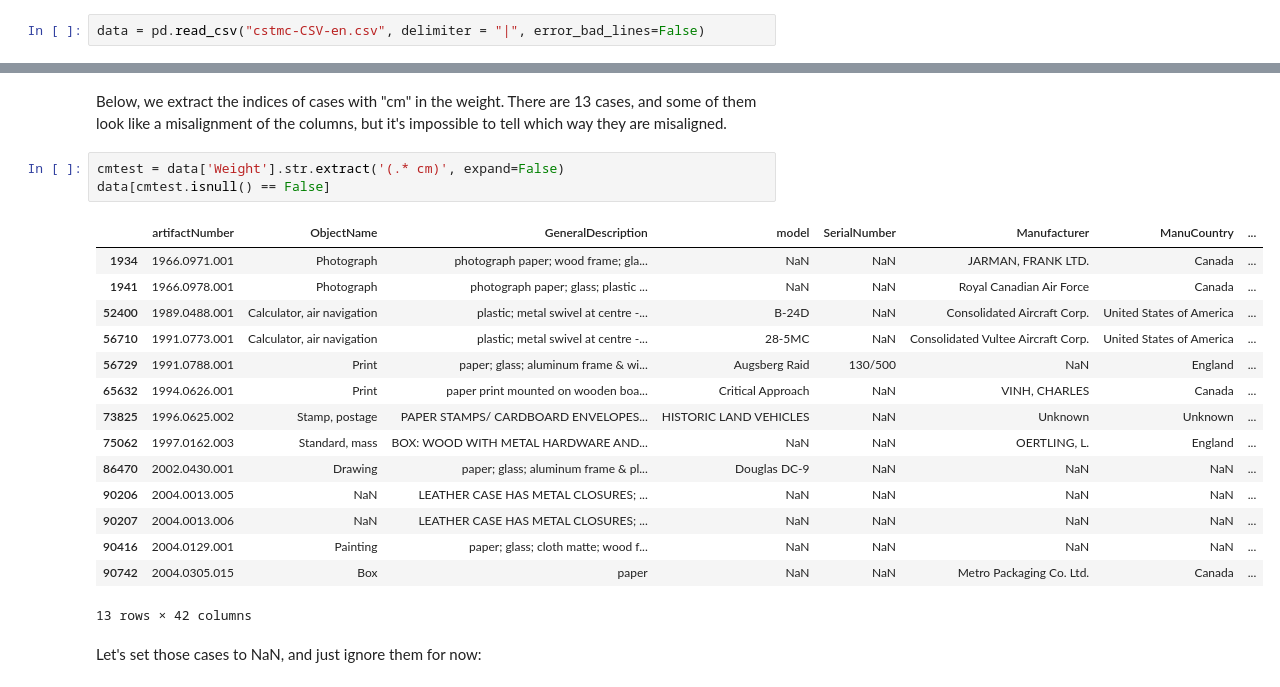
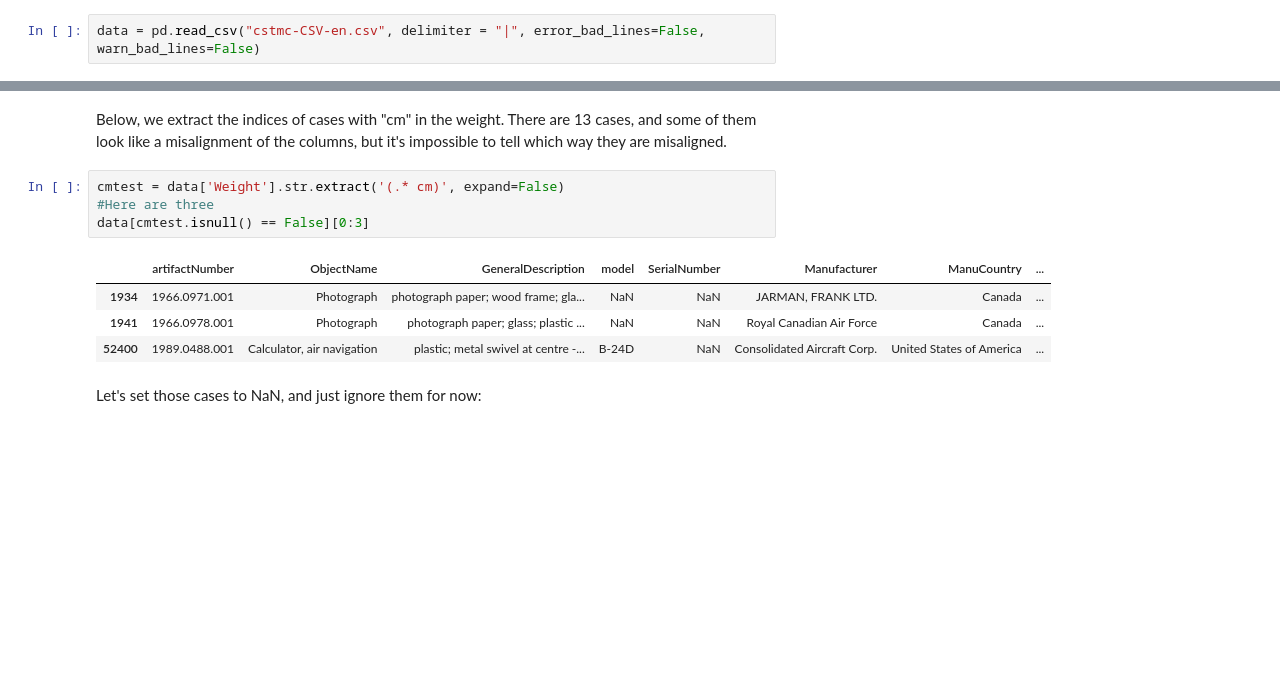
Before and after one commit to bryansim/bryansim.github.io, a Jupyter notebook: posts/the-average-thing/index.ipynb, the cells around one changed output, grey strips where cells are left out. Cells and saved outputs as stored; diff of their text form; blank space fills up the shorter version.

```diff
--- a/posts/the-average-thing/index.ipynb
+++ b/posts/the-average-thing/index.ipynb
@@ -16,4 +16,4 @@ pd.set_option("display.max_columns", 40)
 # %% [markdown]
 Now, we import the data to a datafram named "data", using Pandas' built-in method .read_csv, specifying the delimiter "|", and telling it not to break when it comes across a bad line, but instead show a bunch of warnings and still continue.
 # %%
-data = pd.read_csv("cstmc-CSV-en.csv", delimiter = "|", error_bad_lines=False)
+data = pd.read_csv("cstmc-CSV-en.csv", delimiter = "|", error_bad_lines=False, warn_bad_lines=False)
@@ -216,23 +185,13 @@ array([nan, 'kg', 'cm', 'tons', 'gm', 'lb'], dtype=object)
 Below, we extract the indices of cases with "cm" in the weight. There are 13 cases, and some of them look like a misalignment of the columns, but it's impossible to tell which way they are misaligned.
 # %%
 cmtest = data['Weight'].str.extract('(.* cm)', expand=False)
-data[cmtest.isnull() == False]
+#Here are three
+data[cmtest.isnull() == False][0:3]
 # %% [output]
 |  | artifactNumber | ObjectName | GeneralDescription | model | SerialNumber | Manufacturer | ManuCountry | ... |
 | 1934 | 1966.0971.001 | Photograph | photograph paper; wood frame; gla... | NaN | NaN | JARMAN, FRANK LTD. | Canada | ... |
 | 1941 | 1966.0978.001 | Photograph | photograph paper; glass; plastic ... | NaN | NaN | Royal Canadian Air Force | Canada | ... |
 | 52400 | 1989.0488.001 | Calculator, air navigation | plastic; metal swivel at centre -... | B-24D | NaN | Consolidated Aircraft Corp. | United States of America | ... |
-| 56710 | 1991.0773.001 | Calculator, air navigation | plastic; metal swivel at centre -... | 28-5MC | NaN | Consolidated Vultee Aircraft Corp. | United States of America | ... |
-| 56729 | 1991.0788.001 | Print | paper; glass; aluminum frame & wi... | Augsberg Raid | 130/500 | NaN | England | ... |
-| 65632 | 1994.0626.001 | Print | paper print mounted on wooden boa... | Critical Approach | NaN | VINH, CHARLES | Canada | ... |
-| 73825 | 1996.0625.002 | Stamp, postage | PAPER STAMPS/ CARDBOARD ENVELOPES... | HISTORIC LAND VEHICLES | NaN | Unknown | Unknown | ... |
-| 75062 | 1997.0162.003 | Standard, mass | BOX: WOOD WITH METAL HARDWARE AND... | NaN | NaN | OERTLING, L. | England | ... |
-| 86470 | 2002.0430.001 | Drawing | paper; glass; aluminum frame & pl... | Douglas DC-9 | NaN | NaN | NaN | ... |
-| 90206 | 2004.0013.005 | NaN | LEATHER CASE HAS METAL CLOSURES; ... | NaN | NaN | NaN | NaN | ... |
-| 90207 | 2004.0013.006 | NaN | LEATHER CASE HAS METAL CLOSURES; ... | NaN | NaN | NaN | NaN | ... |
-| 90416 | 2004.0129.001 | Painting | paper; glass; cloth matte; wood f... | NaN | NaN | NaN | NaN | ... |
-| 90742 | 2004.0305.015 | Box | paper | NaN | NaN | Metro Packaging Co. Ltd. | Canada | ... |
-13 rows × 42 columns
 # %% [markdown]
 Let's set those cases to NaN, and just ignore them for now:
 # %%
```
Also changed, not shown: parts of 3 cells of this notebook, 4 other files.
